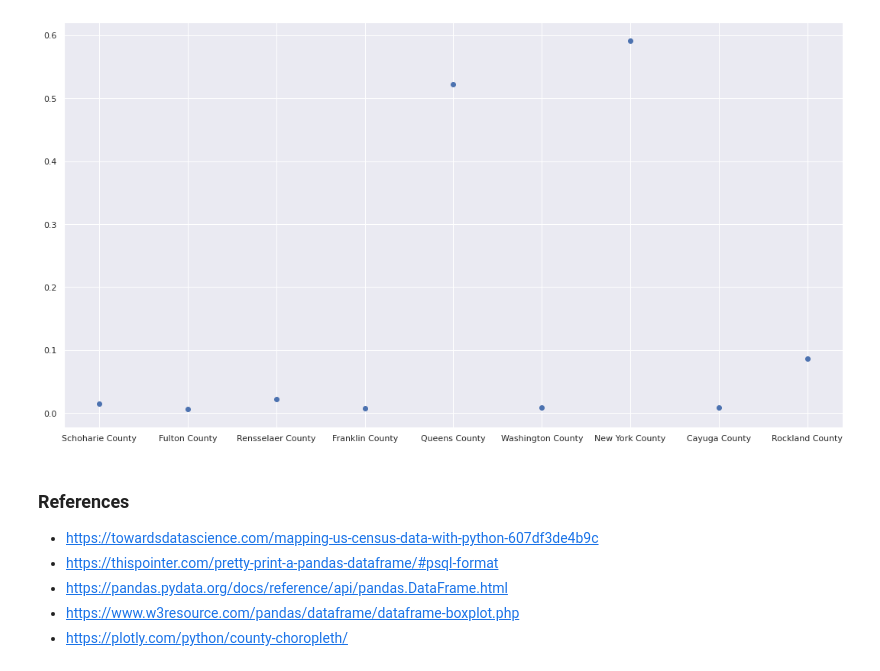
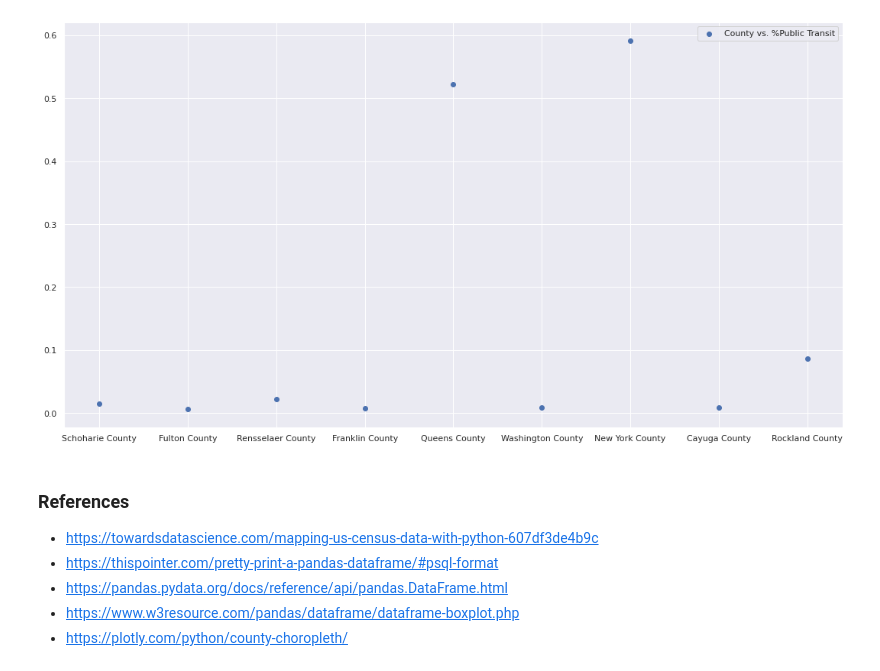
Before and after one commit to ja699461/IDS, a Jupyter notebook: Chapter3.ipynb, the cells around one changed output. Cells and saved outputs as stored; diff of their text form; code cells hidden in the pictures.

```diff
--- a/Chapter3.ipynb
+++ b/Chapter3.ipynb
@@ -489,19 +489,21 @@ print(tabulate(censusDF.sort_values(by=['County_Name']), headers='keys', tablefm
 # %%
 # Let's plot the columns from the dataframe
 
 import matplotlib.pyplot as plt
 
 plt.rcParams["figure.figsize"] = [15, 8]
 plt.rcParams["figure.autolayout"] = True
 
 # pick only 9 counties to display
 subCensusDF = censusDF.iloc[0:9]
 
-plt.scatter(subCensusDF['County_Name'], subCensusDF['Percent_Public_Transit'])
+plt.scatter(subCensusDF['County_Name'], subCensusDF['Percent_Public_Transit'], label="County vs. %Public Transit")
+plt.legend()
+
 
 plt.show()
 # %% [output]
-[figure, old version]
+[figure, new version]
 # %% [markdown]
 ### **References**
 * https://towardsdatascience.com/mapping-us-census-data-with-python-607df3de4b9c
```
